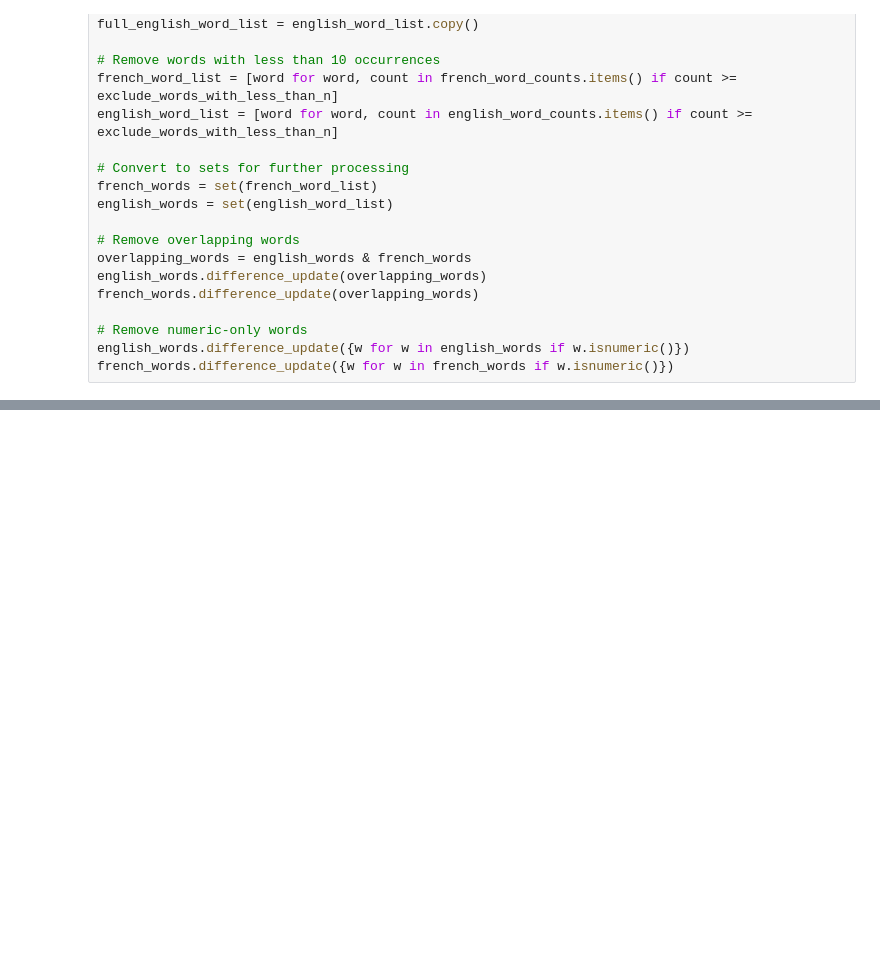
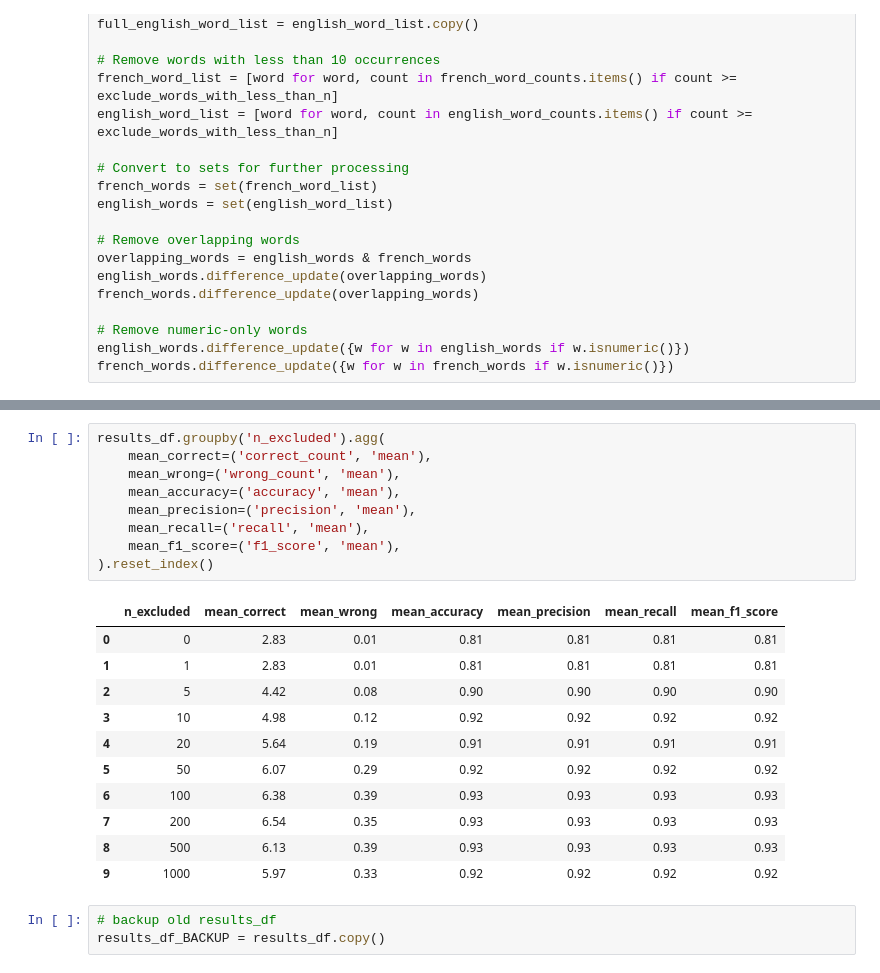
Before and after one commit to KevinCarr42/AI-Translation, a Jupyter notebook: fr_eng_classifier.ipynb, the cells around one changed output, grey strips where cells are left out. Saved outputs shown, nothing was run; the diff lists cells and outputs as text; blank space fills up the shorter version.

Commit message:
backup before cleanup

```diff
--- a/fr_eng_classifier.ipynb
+++ b/fr_eng_classifier.ipynb
@@ -632,0 +629,24 @@ Examples within 10% of weighted nth percentile: se, ne, relevé, cette, stock
+# %%
+results_df.groupby('n_excluded').agg(
+    mean_correct=('correct_count', 'mean'),
+    mean_wrong=('wrong_count', 'mean'),
+    mean_accuracy=('accuracy', 'mean'),
+    mean_precision=('precision', 'mean'),
+    mean_recall=('recall', 'mean'),
+    mean_f1_score=('f1_score', 'mean'),
+).reset_index()
+# %% [output]
+|  | n_excluded | mean_correct | mean_wrong | mean_accuracy | mean_precision | mean_recall | mean_f1_score |
+| 0 | 0 | 2.83 | 0.01 | 0.81 | 0.81 | 0.81 | 0.81 |
+| 1 | 1 | 2.83 | 0.01 | 0.81 | 0.81 | 0.81 | 0.81 |
+| 2 | 5 | 4.42 | 0.08 | 0.90 | 0.90 | 0.90 | 0.90 |
+| 3 | 10 | 4.98 | 0.12 | 0.92 | 0.92 | 0.92 | 0.92 |
+| 4 | 20 | 5.64 | 0.19 | 0.91 | 0.91 | 0.91 | 0.91 |
+| 5 | 50 | 6.07 | 0.29 | 0.92 | 0.92 | 0.92 | 0.92 |
+| 6 | 100 | 6.38 | 0.39 | 0.93 | 0.93 | 0.93 | 0.93 |
+| 7 | 200 | 6.54 | 0.35 | 0.93 | 0.93 | 0.93 | 0.93 |
+| 8 | 500 | 6.13 | 0.39 | 0.93 | 0.93 | 0.93 | 0.93 |
+| 9 | 1000 | 5.97 | 0.33 | 0.92 | 0.92 | 0.92 | 0.92 |
+# %%
+# backup old results_df
+results_df_BACKUP = results_df.copy()
```
Also changed, not shown: parts of 51 cells of this notebook.
